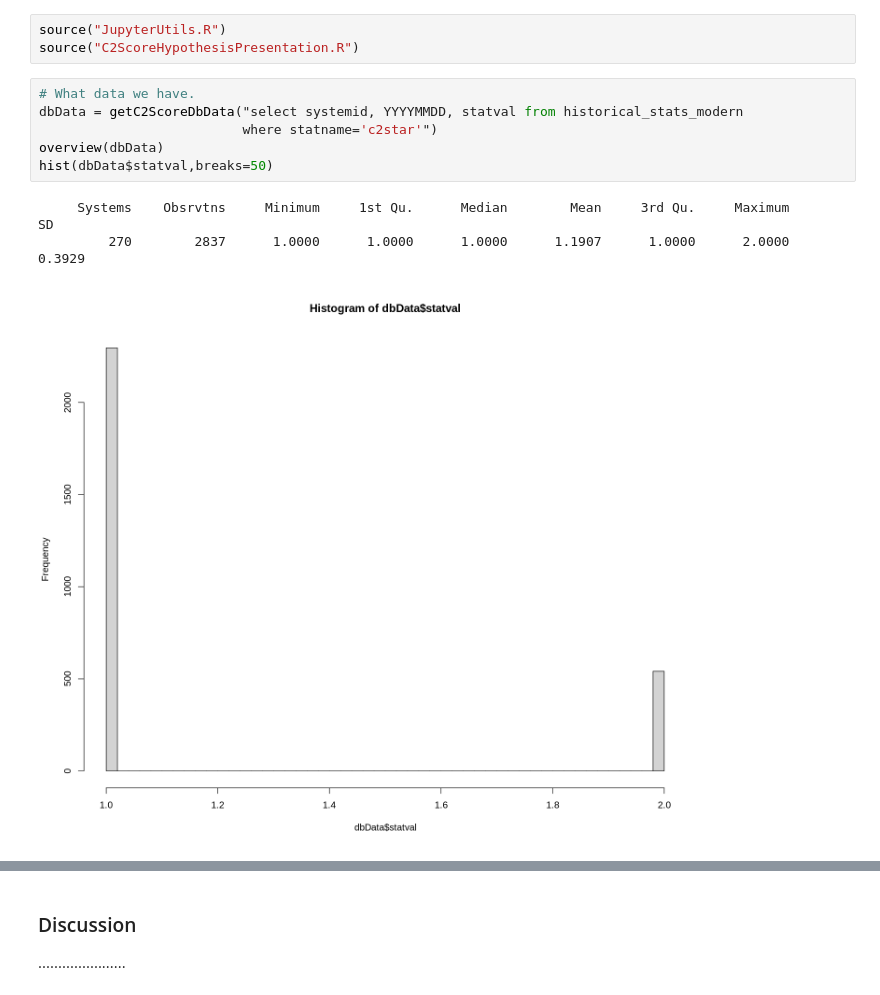
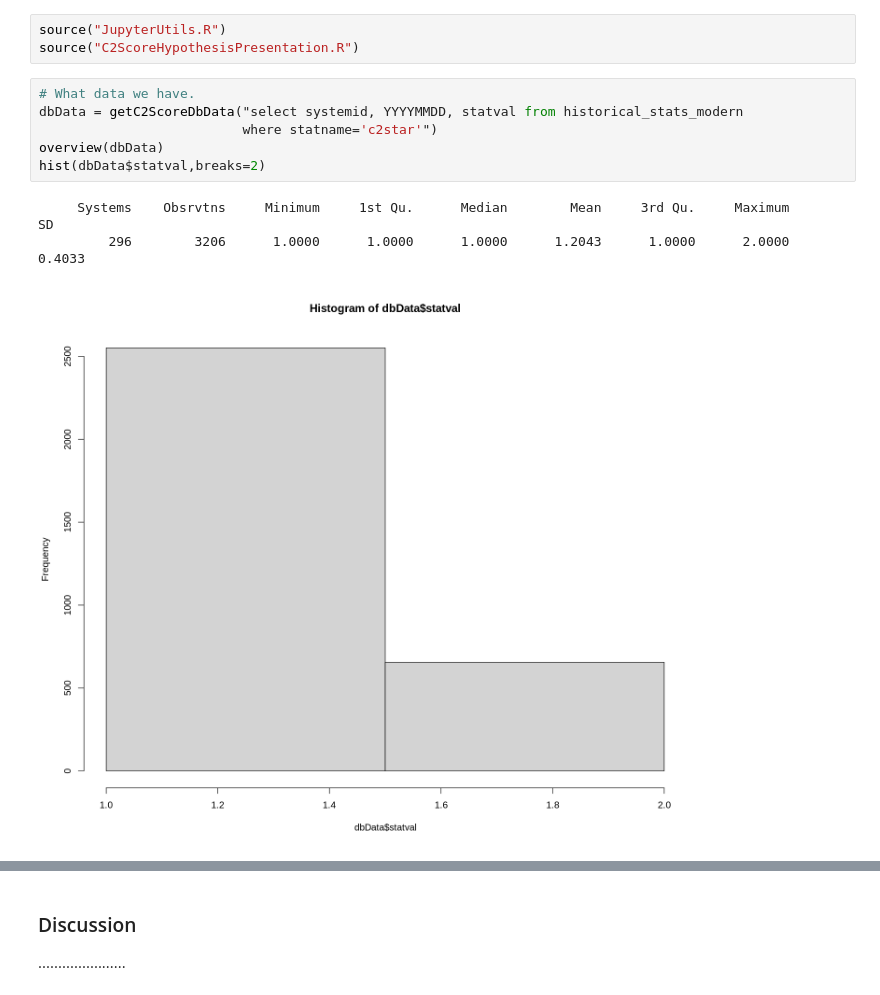
Before and after one commit to collective2/StrategyStats, a Jupyter notebook: Mtrc01_C2Star.ipynb, the cells around one changed output, grey strips where cells are left out. Drawn from its saved outputs; the diff is of its cells as text.

```diff
--- a/Mtrc01_C2Star.ipynb
+++ b/Mtrc01_C2Star.ipynb
@@ -6,13 +6,13 @@ source("C2ScoreHypothesisPresentation.R")
 # %%
 # What data we have.
 dbData = getC2ScoreDbData("select systemid, YYYYMMDD, statval from historical_stats_modern
                           where statname='c2star'")
 overview(dbData)
-hist(dbData$statval,breaks=50)
+hist(dbData$statval,breaks=2)
 # %% [output]
      Systems    Obsrvtns     Minimum     1st Qu.      Median        Mean     3rd Qu.     Maximum          SD
-         270        2837      1.0000      1.0000      1.0000      1.1907      1.0000      2.0000      0.3929
+         296        3206      1.0000      1.0000      1.0000      1.2043      1.0000      2.0000      0.4033
-[figure, old version]
+[figure, new version]
 # %%
 # Join with our cleaned data
 sql = "select statval, eq.*
```
Also changed, not shown: parts of 8 cells of this notebook, 2 other files.
